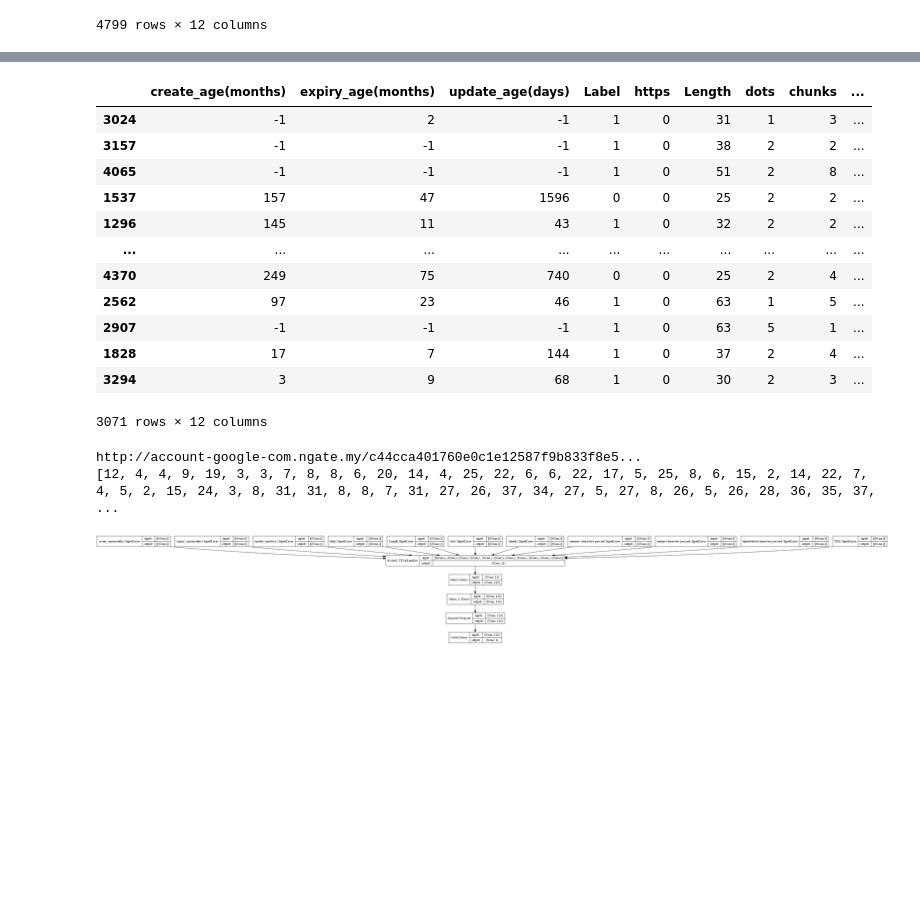
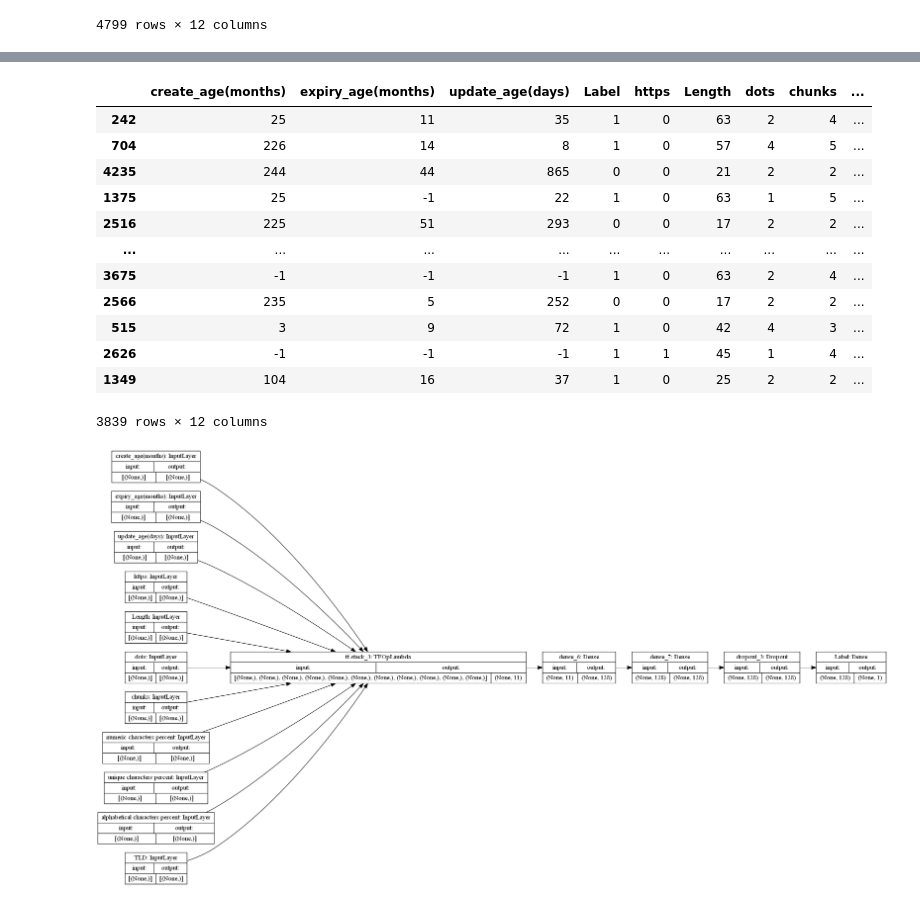
Before and after one commit to shawnrosofsky/MITREHackathonChallengeGroup, a Jupyter notebook: test_model_Shawn.ipynb, the cells around one changed output, grey strips where cells are left out. Saved outputs shown, nothing was run; the diff lists cells and outputs as text; code cells hidden in the pictures; blank space fills up the shorter version.

Commit message:
experimenting with char embeddings

```diff
--- a/test_model_Shawn.ipynb
+++ b/test_model_Shawn.ipynb
@@ -189,35 +231,21 @@ dat
 # %%
 
-train, test = train_test_split(dat, test_size=0.2)
-train, val = train_test_split(train, test_size=0.2)
+train, val = train_test_split(dat, test_size=0.2)
 train
 # %% [output]
 |  | create_age(months) | expiry_age(months) | update_age(days) | Label | https | Length | dots | chunks | ... |
-| 3024 | -1 | 2 | -1 | 1 | 0 | 31 | 1 | 3 | ... |
-| 3157 | -1 | -1 | -1 | 1 | 0 | 38 | 2 | 2 | ... |
-| 4065 | -1 | -1 | -1 | 1 | 0 | 51 | 2 | 8 | ... |
-| 1537 | 157 | 47 | 1596 | 0 | 0 | 25 | 2 | 2 | ... |
-| 1296 | 145 | 11 | 43 | 1 | 0 | 32 | 2 | 2 | ... |
+| 242 | 25 | 11 | 35 | 1 | 0 | 63 | 2 | 4 | ... |
+| 704 | 226 | 14 | 8 | 1 | 0 | 57 | 4 | 5 | ... |
+| 4235 | 244 | 44 | 865 | 0 | 0 | 21 | 2 | 2 | ... |
+| 1375 | 25 | -1 | 22 | 1 | 0 | 63 | 1 | 5 | ... |
+| 2516 | 225 | 51 | 293 | 0 | 0 | 17 | 2 | 2 | ... |
 | ... | ... | ... | ... | ... | ... | ... | ... | ... | ... |
-| 4370 | 249 | 75 | 740 | 0 | 0 | 25 | 2 | 4 | ... |
-| 2562 | 97 | 23 | 46 | 1 | 0 | 63 | 1 | 5 | ... |
-| 2907 | -1 | -1 | -1 | 1 | 0 | 63 | 5 | 1 | ... |
-| 1828 | 17 | 7 | 144 | 1 | 0 | 37 | 2 | 4 | ... |
-| 3294 | 3 | 9 | 68 | 1 | 0 | 30 | 2 | 3 | ... |
+| 3675 | -1 | -1 | -1 | 1 | 0 | 63 | 2 | 4 | ... |
+| 2566 | 235 | 5 | 252 | 0 | 0 | 17 | 2 | 2 | ... |
+| 515 | 3 | 9 | 72 | 1 | 0 | 42 | 4 | 3 | ... |
+| 2626 | -1 | -1 | -1 | 1 | 1 | 45 | 1 | 4 | ... |
+| 1349 | 104 | 16 | 37 | 1 | 0 | 25 | 2 | 2 | ... |
-3071 rows × 12 columns
+3839 rows × 12 columns
-# %%
-url = data['URL']
-tk = Tokenizer(num_words=None, char_level=True, oov_token='UNK')
-
-tk.word_index
-# print(tokens)
-tk.fit_on_texts(url)
-tokens = tk.texts_to_sequences(url)
-print(url[0])
-print(tokens[0])
-# %% [output]
-http://account-google-com.ngate.my/c44cca401760e0c1e12587f9b833f8e5...
-[12, 4, 4, 9, 19, 3, 3, 7, 8, 8, 6, 20, 14, 4, 25, 22, 6, 6, 22, 17, 5, 25, 8, 6, 15, 2, 14, 22, 7, 4, 5, 2, 15, 24, 3, 8, 31, 31, 8, 8, 7, 31, 27, 26, 37, 34, 27, 5, 27, 8, 26, 5, 26, 28, 36, 35, 37, ...
 # %%
 
 batch_size = 12
@@ -243,9 +271,9 @@ model.compile(optimizer='adam',
               loss=tf.keras.losses.BinaryCrossentropy(from_logits=True),
               metrics=['accuracy'])
 # %%
-tf.keras.utils.plot_model(model, show_shapes=True)
+tf.keras.utils.plot_model(model, show_shapes=True, rankdir='LR')
 # %% [output]
-[figure, old version]
+[figure, new version]
 # %%
 
 history = model.fit(train_ds,
```
Also changed, not shown: parts of 15 cells of this notebook.
